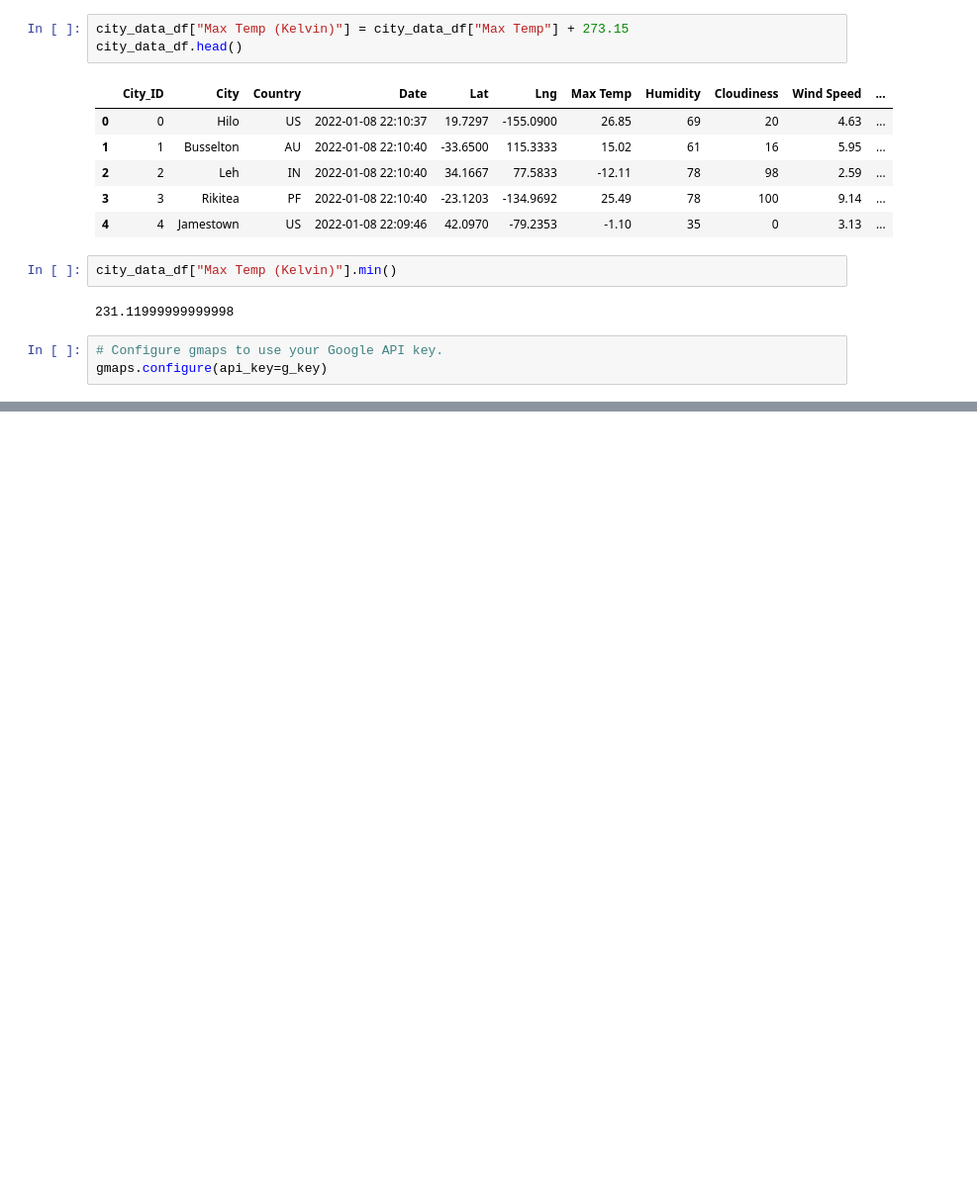
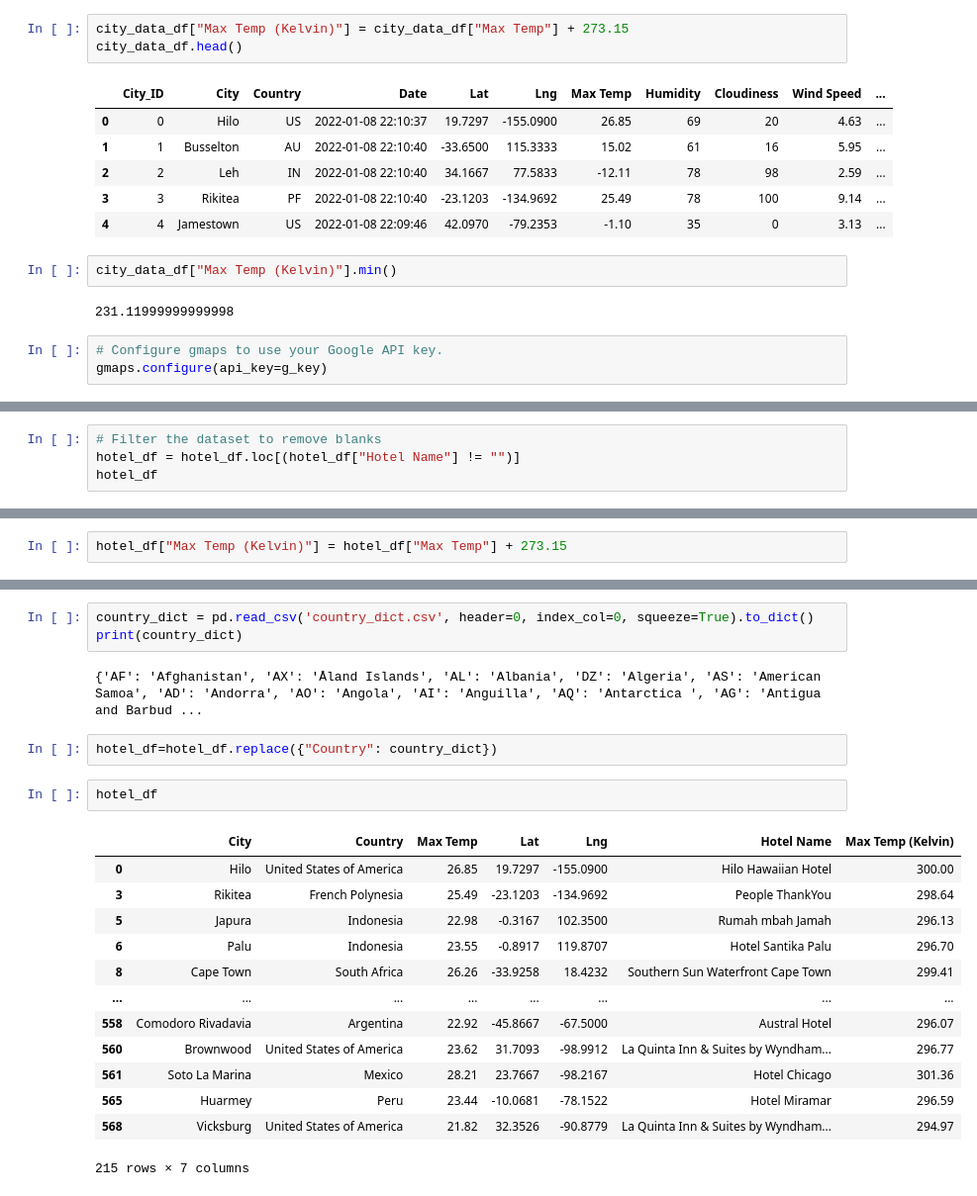
Before and after one commit to colinbrineman/world-weather-analysis, a Jupyter notebook: VacationPy.ipynb, the cells around one changed output, grey strips where cells are left out. Shown at 99% size. Drawn from its saved outputs; the diff is of its cells as text; blank space fills up the shorter version.

```diff
--- a/VacationPy.ipynb
+++ b/VacationPy.ipynb
@@ -101,0 +263,4 @@ fig
+# %%
+# Filter the dataset to remove blanks
+hotel_df = hotel_df.loc[(hotel_df["Hotel Name"] != "")]
+hotel_df
@@ -101,0 +291,2 @@ fig
+# %%
+hotel_df["Max Temp (Kelvin)"] = hotel_df["Max Temp"] + 273.15
@@ -101,0 +323,23 @@ fig
+# %%
+country_dict = pd.read_csv('country_dict.csv', header=0, index_col=0, squeeze=True).to_dict()
+print(country_dict)
+# %% [output]
+{'AF': 'Afghanistan', 'AX': 'Åland Islands', 'AL': 'Albania', 'DZ': 'Algeria', 'AS': 'American Samoa', 'AD': 'Andorra', 'AO': 'Angola', 'AI': 'Anguilla', 'AQ': 'Antarctica ', 'AG': 'Antigua and Barbud ...
+# %%
+hotel_df=hotel_df.replace({"Country": country_dict})
+# %%
+hotel_df
+# %% [output]
+|  | City | Country | Max Temp | Lat | Lng | Hotel Name | Max Temp (Kelvin) |
+| 0 | Hilo | United States of America | 26.85 | 19.7297 | -155.0900 | Hilo Hawaiian Hotel | 300.00 |
+| 3 | Rikitea | French Polynesia | 25.49 | -23.1203 | -134.9692 | People ThankYou | 298.64 |
+| 5 | Japura | Indonesia | 22.98 | -0.3167 | 102.3500 | Rumah mbah Jamah | 296.13 |
+| 6 | Palu | Indonesia | 23.55 | -0.8917 | 119.8707 | Hotel Santika Palu | 296.70 |
+| 8 | Cape Town | South Africa | 26.26 | -33.9258 | 18.4232 | Southern Sun Waterfront Cape Town | 299.41 |
+| ... | ... | ... | ... | ... | ... | ... | ... |
+| 558 | Comodoro Rivadavia | Argentina | 22.92 | -45.8667 | -67.5000 | Austral Hotel | 296.07 |
+| 560 | Brownwood | United States of America | 23.62 | 31.7093 | -98.9912 | La Quinta Inn & Suites by Wyndham... | 296.77 |
+| 561 | Soto La Marina | Mexico | 28.21 | 23.7667 | -98.2167 | Hotel Chicago | 301.36 |
+| 565 | Huarmey | Peru | 23.44 | -10.0681 | -78.1522 | Hotel Miramar | 296.59 |
+| 568 | Vicksburg | United States of America | 21.82 | 32.3526 | -90.8779 | La Quinta Inn & Suites by Wyndham... | 294.97 |
+215 rows × 7 columns
```
Also changed, not shown: parts of 20 cells of this notebook, 2 other files.
